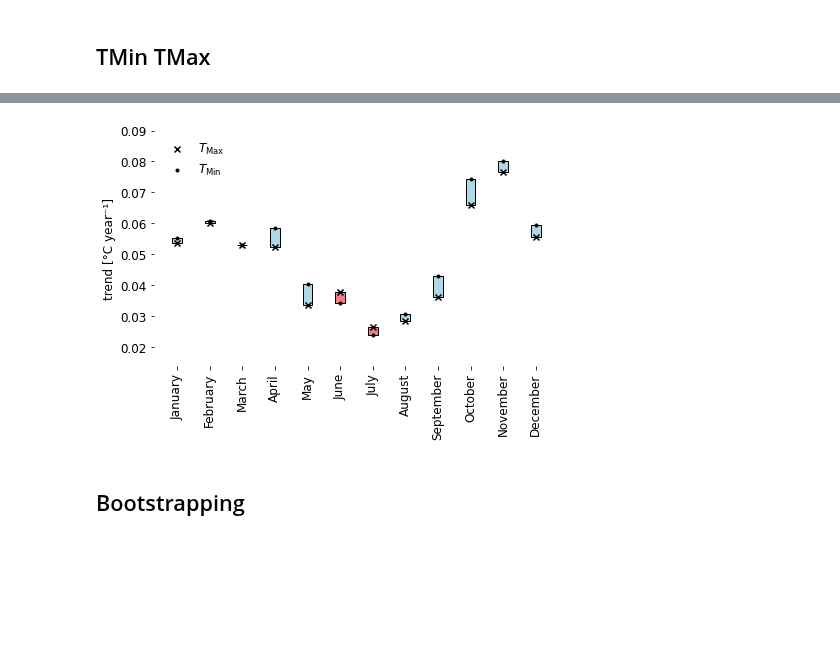
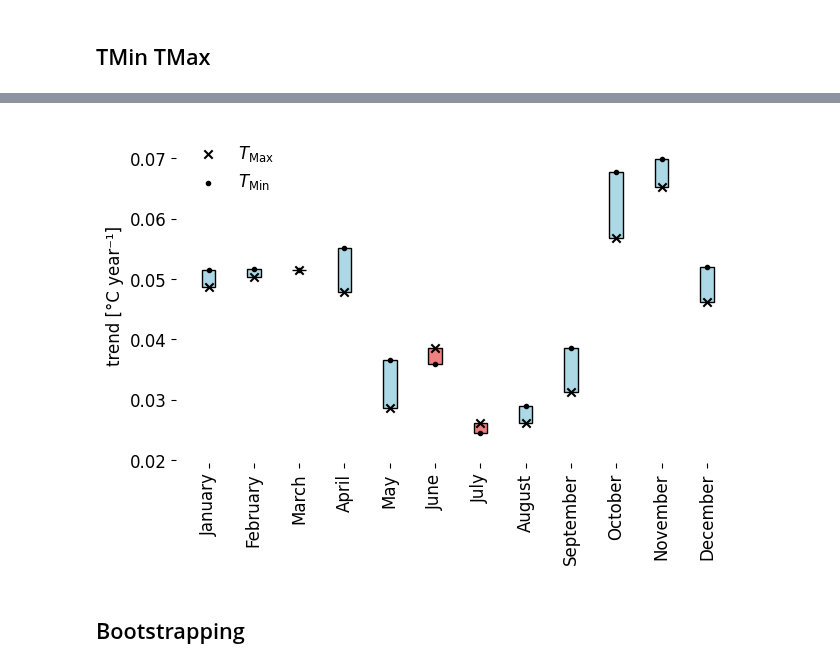
Before and after one commit to LeoausderDose/Praktikum_AWI, a Jupyter notebook: Bilder/Monthly Trends/V2/DNT_Bootstraping_plots.ipynb, the cells around one changed output, grey strips where cells are left out. Drawn from its saved outputs; the diff is of its cells as text; code cells hidden in the pictures; blank space fills up the shorter version.

```diff
--- a/Bilder/Monthly Trends/V2/DNT_Bootstraping_plots.ipynb
+++ b/Bilder/Monthly Trends/V2/DNT_Bootstraping_plots.ipynb
@@ -541,27 +540,27 @@ plt.show()
 # %%
 
 
-# Create a list of legend colors
-legend_colors = plt.cm.tab20(range(12))
+# # Create a list of legend colors
+# legend_colors = plt.cm.tab20(range(12))
 
-# Create an empty list to store legend handles for custom legend
+# # Create an empty list to store legend handles for custom legend
 legend_handles = []
 
-for i in range(1, 13):
-    color = legend_colors[i - 1]
-    # Filter the data for the specified date range (1960-01-01 to 1980-12-31)
-    mask = (monthly_mean_DTR_dict[i]['time'] >= pd.to_datetime('1960-01-01')) & (monthly_mean_DTR_dict[i]['time'] <= pd.to_datetime('1980-01-01'))
-    plt.scatter(monthly_mean_DTR_dict[i]['time'][mask], monthly_mean_DTR_dict[i][mask], marker='x', color=color, label='Month: ' + str(i))
-    # Create a dummy scatter plot with no markers to represent the legend
-    legend_handles.append(plt.scatter([], [], marker='.', color=color, label='Month: ' + str(i)))
+# for i in range(1, 13):
+#     color = legend_colors[i - 1]
+#     # Filter the data for the specified date range (1960-01-01 to 1980-12-31)
+#     mask = (monthly_mean_DTR_dict[i]['time'] >= pd.to_datetime('1960-01-01')) & (monthly_mean_DTR_dict[i]['time'] <= pd.to_datetime('1980-01-01'))
+#     plt.scatter(monthly_mean_DTR_dict[i]['time'][mask], monthly_mean_DTR_dict[i][mask], marker='x', color=color, label='Month: ' + str(i))
+#     # Create a dummy scatter plot with no markers to represent the legend
+#     legend_handles.append(plt.scatter([], [], marker='.', color=color, label='Month: ' + str(i)))
 
-# Plot legend outside the plot
-plt.legend(handles=legend_handles, bbox_to_anchor=(1.05, 1), loc='upper left')
+# # Plot legend outside the plot
+# plt.legend(handles=legend_handles, bbox_to_anchor=(1.05, 1), loc='upper left')
 
-plt.xlabel('Time')
-plt.ylabel('Diurnal temperature range [°C]')
+# plt.xlabel('Time')
+# plt.ylabel('Diurnal temperature range [°C]')
 
-# Set x-axis limits to the specified date range
-plt.xlim(pd.to_datetime('1960-01-01'), pd.to_datetime('1980-12-31'))
+# # Set x-axis limits to the specified date range
+# plt.xlim(pd.to_datetime('1960-01-01'), pd.to_datetime('1980-12-31'))
 
-plt.show()
+# plt.show()
@@ -862,9 +884,12 @@ for i in range(1,13):
     # Filter the data for the specified date range (1960-01-01 to 1980-12-31)
     mask = (monthly_mean_TMin_dict[i]['time'] >= startdate) & (monthly_mean_TMin_dict[i]['time'] <= enddate)
 
-    x = np.arange(len(monthly_mean_TMin_dict[i]['time'][mask]))  # Use an index as x values
-    y = monthly_mean_TMin_dict[i][mask]
+    # x = np.arange(len(monthly_mean_TMin_dict[i]['time'][mask]))  # Use an index as x values
+    # y = monthly_mean_TMin_dict[i][mask]
 
+    #x = np.arange(len(monthly_mean_TMin_dict[i].sel(time=slice(startdate, enddate)))) #tmx.sel(time=slice(startdate, enddate))))  # Use an index as x values
+    y = monthly_mean_TMin_dict[i].tmn.sel(time=slice(startdate, enddate))
+    x = np.arange(len(y))
     # Fit a linear regression line
     slope, intercept = np.polyfit(x, y, 1)
 
@@ -1005,36 +1030,36 @@ for i in range(len(slopes_TMax)):
 # Create x-values for the bars
 x = np.arange(len(slopes_TMax))
 
 
 # Plot the slopes as bars on the primary y-axis
 ax1.scatter(x, slopes_TMax, marker='x',color = 'black', label='$T_{\mathrm{Max}}$')
 ax1.scatter(x, slopes_TMin, marker='.',color = 'black', label='$T_{\mathrm{Min}}$')
 
 
 #ax1.set_xlabel('Month')
 # ax1.set_ylabel('Linear Regression Slope [°C/year]')
 # ax1.set_ylabel('trend [°C year^-1]')
 
 ax1.set_ylabel('trend [°C year\u207B\u00B9]')
-ax1.set_ylim(min(slopes) - 0.01, max(slopes) + 0.01)
+ax1.set_ylim(min(slopes) - 0.005, max(slopes) + 0.005)
 
 # Rotate the x-axis tick labels
 ax1.set_xticks(x)
 ax1.set_xticklabels([month_label[i] for i in range(len(slopes))], rotation=90)  # Rotate the labels here
 ax1.legend(loc='upper left',frameon = False)
 
 ax1.spines['top'].set_visible(False)
 ax1.spines['right'].set_visible(False)
 ax1.spines['bottom'].set_visible(False)
 ax1.spines['left'].set_visible(False)
 
 plt.tight_layout()
 
-plt.savefig('Monthly_Trends19722022_noPValue.pdf')
+plt.savefig('Monthly_Trends19722022_noPValue_subset.pdf')
 # Show the plot
 plt.show()
 # %% [output]
-[figure, old version]
+[figure, new version]
 # %% [markdown]
 ## Bootstrapping
 # %%
```
Also changed, not shown: parts of 49 cells of this notebook, 36 other files.
